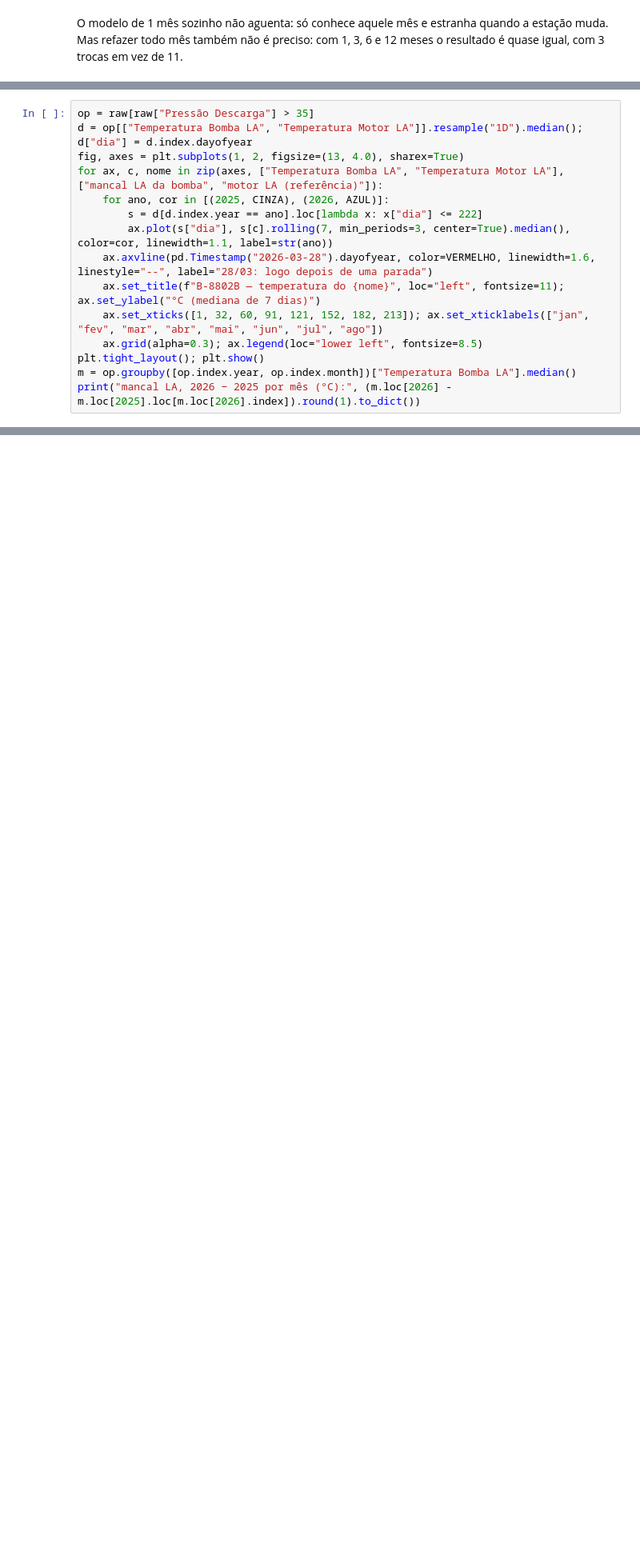
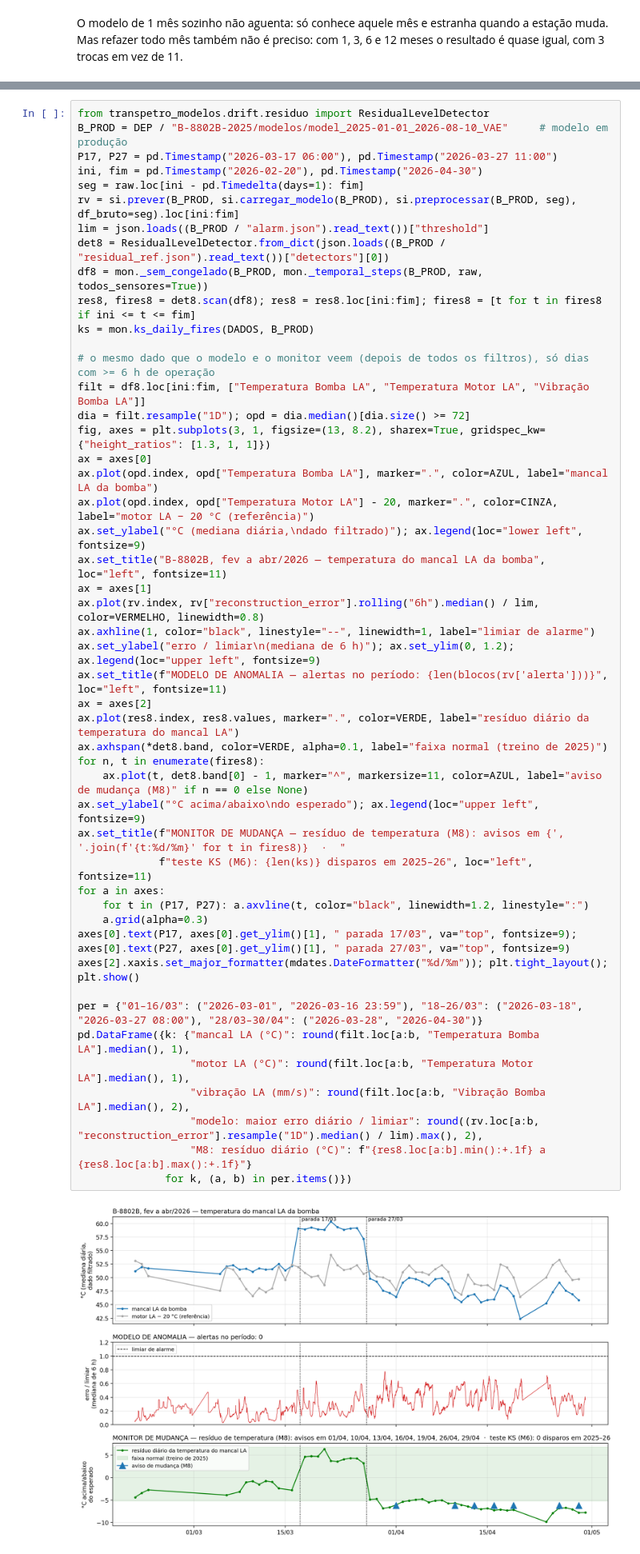
Before and after one commit to SIMPred-Petrobras/transpetro-models, a Jupyter notebook: notebooks/drift/resultados_retreino_B-8802B_out2026.ipynb, the cells around one changed output, grey strips where cells are left out. Shown at 80% size. Cells and saved outputs as stored; diff of their text form; blank space fills up the shorter version.

Commit message:
docs: March 2026 section separates anomaly model, KS (M6) and temperature residual (M8); checks the running filter

```diff
--- a/notebooks/drift/resultados_retreino_B-8802B_out2026.ipynb
+++ b/notebooks/drift/resultados_retreino_B-8802B_out2026.ipynb
@@ -218,15 +217,0 @@ Temperatura do mancal LA da bomba, 2025 × 2026 no mesmo mês do ano, ao lado do
-# %%
-op = raw[raw["Pressão Descarga"] > 35]
-d = op[["Temperatura Bomba LA", "Temperatura Motor LA"]].resample("1D").median(); d["dia"] = d.index.dayofyear
-fig, axes = plt.subplots(1, 2, figsize=(13, 4.0), sharex=True)
-for ax, c, nome in zip(axes, ["Temperatura Bomba LA", "Temperatura Motor LA"], ["mancal LA da bomba", "motor LA (referência)"]):
-    for ano, cor in [(2025, CINZA), (2026, AZUL)]:
-        s = d[d.index.year == ano].loc[lambda x: x["dia"] <= 222]
-        ax.plot(s["dia"], s[c].rolling(7, min_periods=3, center=True).median(), color=cor, linewidth=1.1, label=str(ano))
-    ax.axvline(pd.Timestamp("2026-03-28").dayofyear, color=VERMELHO, linewidth=1.6, linestyle="--", label="28/03: logo depois de uma parada")
-    ax.set_title(f"B-8802B — temperatura do {nome}", loc="left", fontsize=11); ax.set_ylabel("°C (mediana de 7 dias)")
-    ax.set_xticks([1, 32, 60, 91, 121, 152, 182, 213]); ax.set_xticklabels(["jan", "fev", "mar", "abr", "mai", "jun", "jul", "ago"])
-    ax.grid(alpha=0.3); ax.legend(loc="lower left", fontsize=8.5)
-plt.tight_layout(); plt.show()
-m = op.groupby([op.index.year, op.index.month])["Temperatura Bomba LA"].median()
-print("mancal LA, 2026 − 2025 por mês (°C):", (m.loc[2026] - m.loc[2025].loc[m.loc[2026].index]).round(1).to_dict())
@@ -239,0 +267,50 @@ feito na parada; se for normal novo, entra o modelo de 1 mês com o dado de 28/0
+# %%
+from transpetro_modelos.drift.residuo import ResidualLevelDetector
+B_PROD = DEP / "B-8802B-2025/modelos/model_2025-01-01_2026-08-10_VAE"     # modelo em produção
+P17, P27 = pd.Timestamp("2026-03-17 06:00"), pd.Timestamp("2026-03-27 11:00")
+ini, fim = pd.Timestamp("2026-02-20"), pd.Timestamp("2026-04-30")
+seg = raw.loc[ini - pd.Timedelta(days=1): fim]
+rv = si.prever(B_PROD, si.carregar_modelo(B_PROD), si.preprocessar(B_PROD, seg), df_bruto=seg).loc[ini:fim]
+lim = json.loads((B_PROD / "alarm.json").read_text())["threshold"]
+det8 = ResidualLevelDetector.from_dict(json.loads((B_PROD / "residual_ref.json").read_text())["detectors"][0])
+df8 = mon._sem_congelado(B_PROD, mon._temporal_steps(B_PROD, raw, todos_sensores=True))
+res8, fires8 = det8.scan(df8); res8 = res8.loc[ini:fim]; fires8 = [t for t in fires8 if ini <= t <= fim]
+ks = mon.ks_daily_fires(DADOS, B_PROD)
+
+# o mesmo dado que o modelo e o monitor veem (depois de todos os filtros), só dias com >= 6 h de operação
+filt = df8.loc[ini:fim, ["Temperatura Bomba LA", "Temperatura Motor LA", "Vibração Bomba LA"]]
+dia = filt.resample("1D"); opd = dia.median()[dia.size() >= 72]
+fig, axes = plt.subplots(3, 1, figsize=(13, 8.2), sharex=True, gridspec_kw={"height_ratios": [1.3, 1, 1]})
+ax = axes[0]
+ax.plot(opd.index, opd["Temperatura Bomba LA"], marker=".", color=AZUL, label="mancal LA da bomba")
+ax.plot(opd.index, opd["Temperatura Motor LA"] - 20, marker=".", color=CINZA, label="motor LA − 20 °C (referência)")
+ax.set_ylabel("°C (mediana diária,\ndado filtrado)"); ax.legend(loc="lower left", fontsize=9)
+ax.set_title("B-8802B, fev a abr/2026 — temperatura do mancal LA da bomba", loc="left", fontsize=11)
+ax = axes[1]
+ax.plot(rv.index, rv["reconstruction_error"].rolling("6h").median() / lim, color=VERMELHO, linewidth=0.8)
+ax.axhline(1, color="black", linestyle="--", linewidth=1, label="limiar de alarme")
+ax.set_ylabel("erro / limiar\n(mediana de 6 h)"); ax.set_ylim(0, 1.2); ax.legend(loc="upper left", fontsize=9)
+ax.set_title(f"MODELO DE ANOMALIA — alertas no período: {len(blocos(rv['alerta']))}", loc="left", fontsize=11)
+ax = axes[2]
+ax.plot(res8.index, res8.values, marker=".", color=VERDE, label="resíduo diário da temperatura do mancal LA")
+ax.axhspan(*det8.band, color=VERDE, alpha=0.1, label="faixa normal (treino de 2025)")
+for n, t in enumerate(fires8):
+    ax.plot(t, det8.band[0] - 1, marker="^", markersize=11, color=AZUL, label="aviso de mudança (M8)" if n == 0 else None)
+ax.set_ylabel("°C acima/abaixo\ndo esperado"); ax.legend(loc="upper left", fontsize=9)
+ax.set_title(f"MONITOR DE MUDANÇA — resíduo de temperatura (M8): avisos em {', '.join(f'{t:%d/%m}' for t in fires8)}  ·  "
+             f"teste KS (M6): {len(ks)} disparos em 2025–26", loc="left", fontsize=11)
+for a in axes:
+    for t in (P17, P27): a.axvline(t, color="black", linewidth=1.2, linestyle=":")
+    a.grid(alpha=0.3)
+axes[0].text(P17, axes[0].get_ylim()[1], " parada 17/03", va="top", fontsize=9); axes[0].text(P27, axes[0].get_ylim()[1], " parada 27/03", va="top", fontsize=9)
+axes[2].xaxis.set_major_formatter(mdates.DateFormatter("%d/%m")); plt.tight_layout(); plt.show()
+
+per = {"01–16/03": ("2026-03-01", "2026-03-16 23:59"), "18–26/03": ("2026-03-18", "2026-03-27 08:00"), "28/03–30/04": ("2026-03-28", "2026-04-30")}
+pd.DataFrame({k: {"mancal LA (°C)": round(filt.loc[a:b, "Temperatura Bomba LA"].median(), 1),
+                  "motor LA (°C)": round(filt.loc[a:b, "Temperatura Motor LA"].median(), 1),
+                  "vibração LA (mm/s)": round(filt.loc[a:b, "Vibração Bomba LA"].median(), 2),
+                  "modelo: maior erro diário / limiar": round((rv.loc[a:b, "reconstruction_error"].resample("1D").median() / lim).max(), 2),
+                  "M8: resíduo diário (°C)": f"{res8.loc[a:b].min():+.1f} a {res8.loc[a:b].max():+.1f}"}
+              for k, (a, b) in per.items()})
+# %% [output]
+[figure, added]
```
Also changed, not shown: parts of 9 cells of this notebook.
